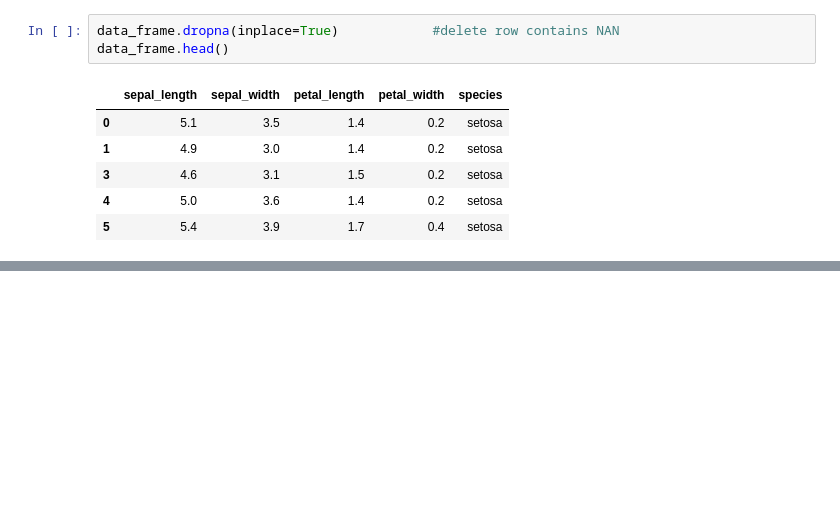
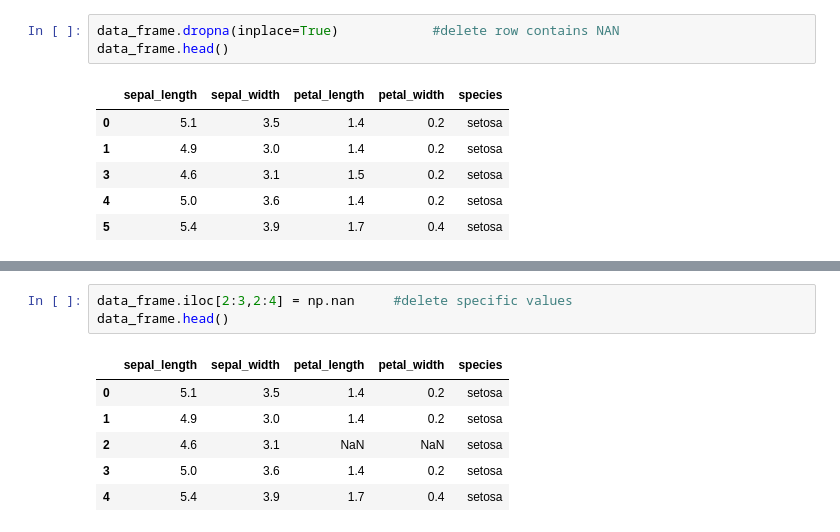
Before and after one commit to ananthi25/Git_Practice, a Jupyter notebook: Pandas.ipynb, the cells around one changed output, grey strips where cells are left out. Drawn from its saved outputs; the diff is of its cells as text; blank space fills up the shorter version.

```diff
--- a/Pandas.ipynb
+++ b/Pandas.ipynb
@@ -429,0 +440,10 @@ data_frame.head()
+# %%
+data_frame.iloc[2:3,2:4] = np.nan     #delete specific values
+data_frame.head()
+# %% [output]
+|  | sepal_length | sepal_width | petal_length | petal_width | species |
+| 0 | 5.1 | 3.5 | 1.4 | 0.2 | setosa |
+| 1 | 4.9 | 3.0 | 1.4 | 0.2 | setosa |
+| 2 | 4.6 | 3.1 | NaN | NaN | setosa |
+| 3 | 5.0 | 3.6 | 1.4 | 0.2 | setosa |
+| 4 | 5.4 | 3.9 | 1.7 | 0.4 | setosa |
```
Also changed, not shown: parts of 3 cells of this notebook.
